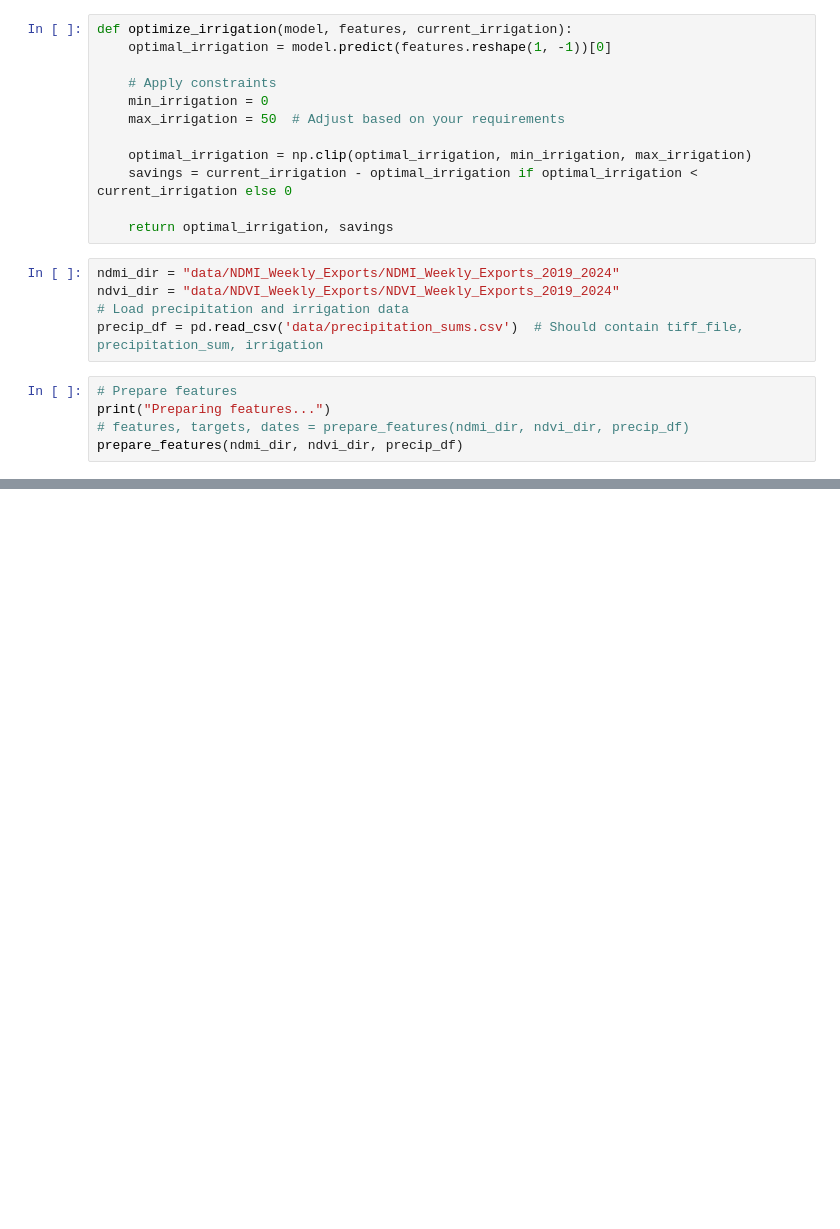
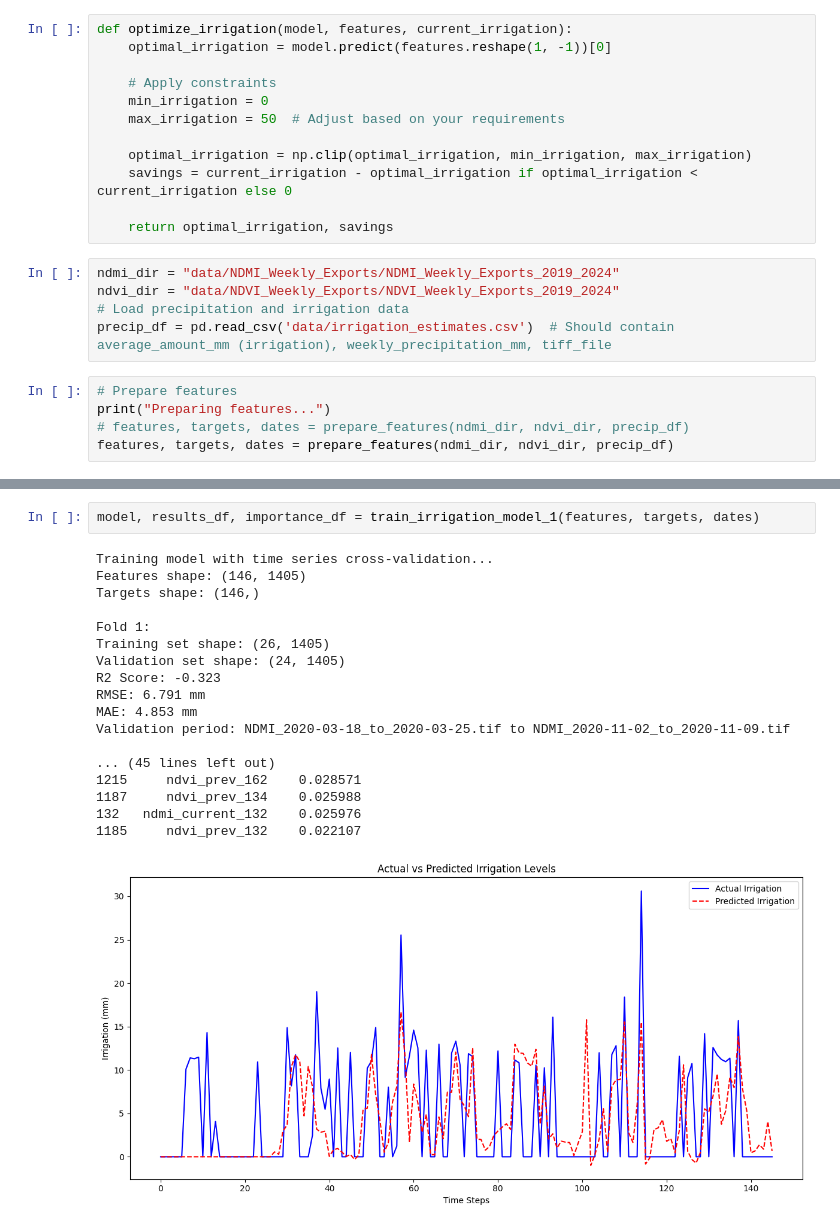
Before and after one commit to taniabuzykina/ktp-project, a Jupyter notebook: 5_modelling.ipynb, the cells around one changed output, grey strips where cells are left out. Saved outputs shown, nothing was run; the diff lists cells and outputs as text; blank space fills up the shorter version.

Commit message:
added data preparation, and modelling with produced results

```diff
--- a/5_modelling.ipynb
+++ b/5_modelling.ipynb
@@ -187,12 +237,12 @@ def optimize_irrigation(model, features, current_irrigation):
 ndmi_dir = "data/NDMI_Weekly_Exports/NDMI_Weekly_Exports_2019_2024"
 ndvi_dir = "data/NDVI_Weekly_Exports/NDVI_Weekly_Exports_2019_2024"
 # Load precipitation and irrigation data
-precip_df = pd.read_csv('data/precipitation_sums.csv')  # Should contain tiff_file, precipitation_sum, irrigation
+precip_df = pd.read_csv('data/irrigation_estimates.csv')  # Should contain average_amount_mm (irrigation), weekly_precipitation_mm, tiff_file
 # %%
 # Prepare features
 print("Preparing features...")
 # features, targets, dates = prepare_features(ndmi_dir, ndvi_dir, precip_df)
-prepare_features(ndmi_dir, ndvi_dir, precip_df)
+features, targets, dates = prepare_features(ndmi_dir, ndvi_dir, precip_df)
 # %% [output]
 Preparing features...
 Reading TIFF files...
@@ -213,0 +404,21 @@ Exists
+# %%
+model, results_df, importance_df = train_irrigation_model_1(features, targets, dates)
+# %% [output]
+Training model with time series cross-validation...
+Features shape: (146, 1405)
+Targets shape: (146,)
+
+Fold 1:
+Training set shape: (26, 1405)
+Validation set shape: (24, 1405)
+R2 Score: -0.323
+RMSE: 6.791 mm
+MAE: 4.853 mm
+Validation period: NDMI_2020-03-18_to_2020-03-25.tif to NDMI_2020-11-02_to_2020-11-09.tif
+
+... (45 lines left out)
+1215     ndvi_prev_162    0.028571
+1187     ndvi_prev_134    0.025988
+132   ndmi_current_132    0.025976
+1185     ndvi_prev_132    0.022107
+[figure, added]
```
Also changed, not shown: parts of 8 cells of this notebook.
